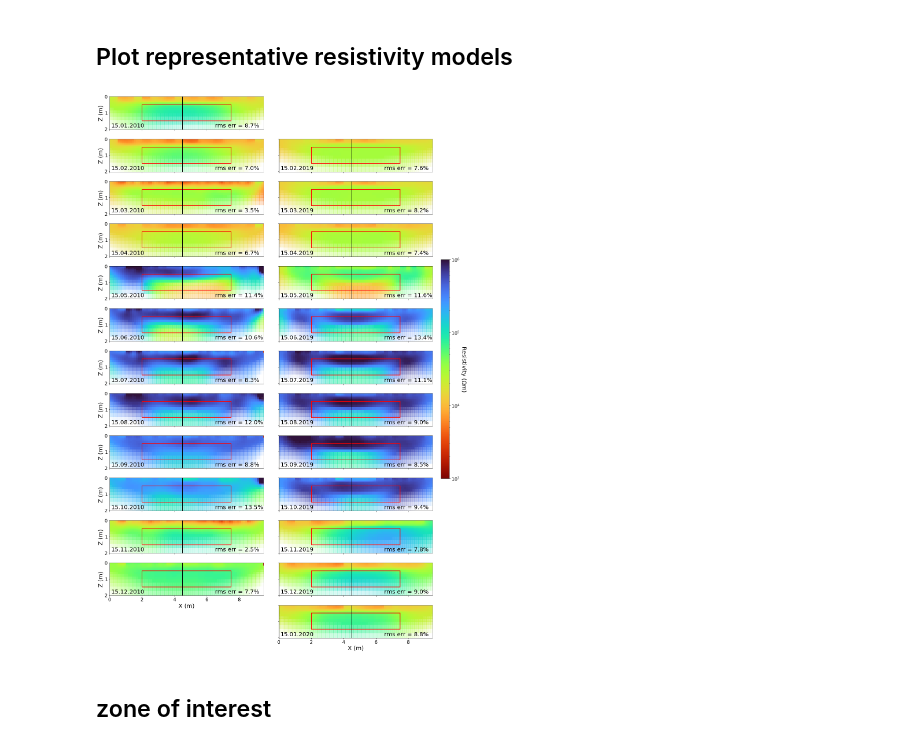
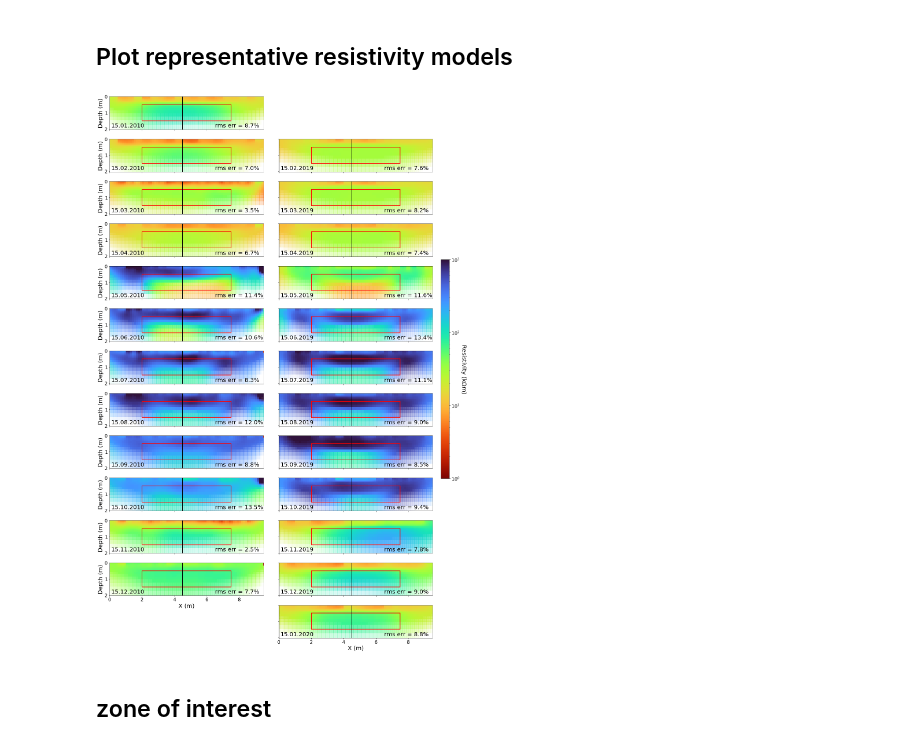
Before and after one commit to teddiherring/AERT, a Jupyter notebook: data_processing_AERT.ipynb, the cells around one changed output. Saved outputs shown, nothing was run; the diff lists cells and outputs as text; code cells hidden in the pictures.

```diff
--- a/data_processing_AERT.ipynb
+++ b/data_processing_AERT.ipynb
@@ -1406,8 +1406,8 @@ from matplotlib.patches import Rectangle
 dates_r = ['15.01.2010 00:00:00','15.02.2010 00:00:00','15.03.2010 00:00:00','15.04.2010 00:00:00','15.05.2010 00:00:00','15.06.2010 00:00:00','15.07.2010 00:00:00','15.08.2010 00:00:00','15.09.2010 00:00:00','15.10.2010 00:00:00','15.11.2010 00:00:00','15.12.2010 00:00:00',]
 X, Y = np.meshgrid(xlocs,ylocs)
 
-cmin = 1000
-cmax = 1000000
+cmin = 1
+cmax = 1000
 
 xborehole = 4.5
 
@@ -1421,7 +1421,7 @@ for i in range(len(dates_r)):
     C1 = ax[i].pcolormesh(
         X,
         np.abs(Y),
-        np.reshape(rho,[X.shape[0]-1,X.shape[1]-1]),
+        np.reshape(rho,[X.shape[0]-1,X.shape[1]-1])/1000,
         cmap='turbo_r',
         shading='auto',
         norm=colors.LogNorm(vmin=cmin, vmax=cmax), # logarithmic scale
@@ -1446,7 +1446,7 @@ for i in range(len(dates_r)):
 C1 = ax[12].pcolormesh(
     X,
     np.abs(Y),
-    np.reshape(rho,[X.shape[0]-1,X.shape[1]-1]),
+    np.reshape(rho,[X.shape[0]-1,X.shape[1]-1])/1000,
     cmap='turbo_r',
     shading='auto',
     norm=colors.LogNorm(vmin=cmin, vmax=cmax), # logarithmic scale
@@ -1457,7 +1457,7 @@ ax[12].set_visible(False)
 cax = fig.add_axes([0.92, 0.35, 0.02, 0.3])
 cbar = fig.colorbar(C1, cax=cax, )
 cbar.ax.tick_params(labelsize=fs2)
-plt.ylabel(r'Resistivity ($\Omega$m)',fontsize=fs,rotation=270,labelpad=25);
+plt.ylabel(r'Resistivity (k$\Omega$m)',fontsize=fs,rotation=270,labelpad=25);
 
 
 
@@ -1501,35 +1501,35 @@ for i in range(len(dates_r)):
 j=0
 for a in ax:
     a.tick_params(axis='both', which='major', labelsize=fs2)
-    a.set_ylabel('Z (m)',fontsize=fs)
+    a.set_ylabel('Depth (m)',fontsize=fs)
     a.set_xlabel('X (m)',fontsize=fs)
     a.set_aspect('equal', adjustable='box')
     a.set_xlim([min(E),max(E)])
     a.invert_yaxis()
 
     if j>11:
         a.yaxis.set_tick_params(labelleft=False)
         a.set_ylabel('')
     if j<11:
         a.xaxis.set_tick_params(labelbottom=False)
         a.set_xlabel('')
     elif np.logical_and(j>12,j<25):
         a.xaxis.set_tick_params(labelbottom=False)
         a.set_xlabel('')
 
     if j==12:
         a.axis('off')
     if j==13:
         a.axis('off')
 
     j=j+1
 
 
 plt.subplots_adjust(wspace=0.1, hspace=0)
 
 plt.savefig('2d_plots.png',format='png',dpi=dpi,bbox_inches='tight')
 # %% [output]
-[figure, old version]
+[figure, new version]
 # %% [markdown]
 ## zone of interest
 # %%
```
Also changed, not shown: parts of 2 cells of this notebook.
